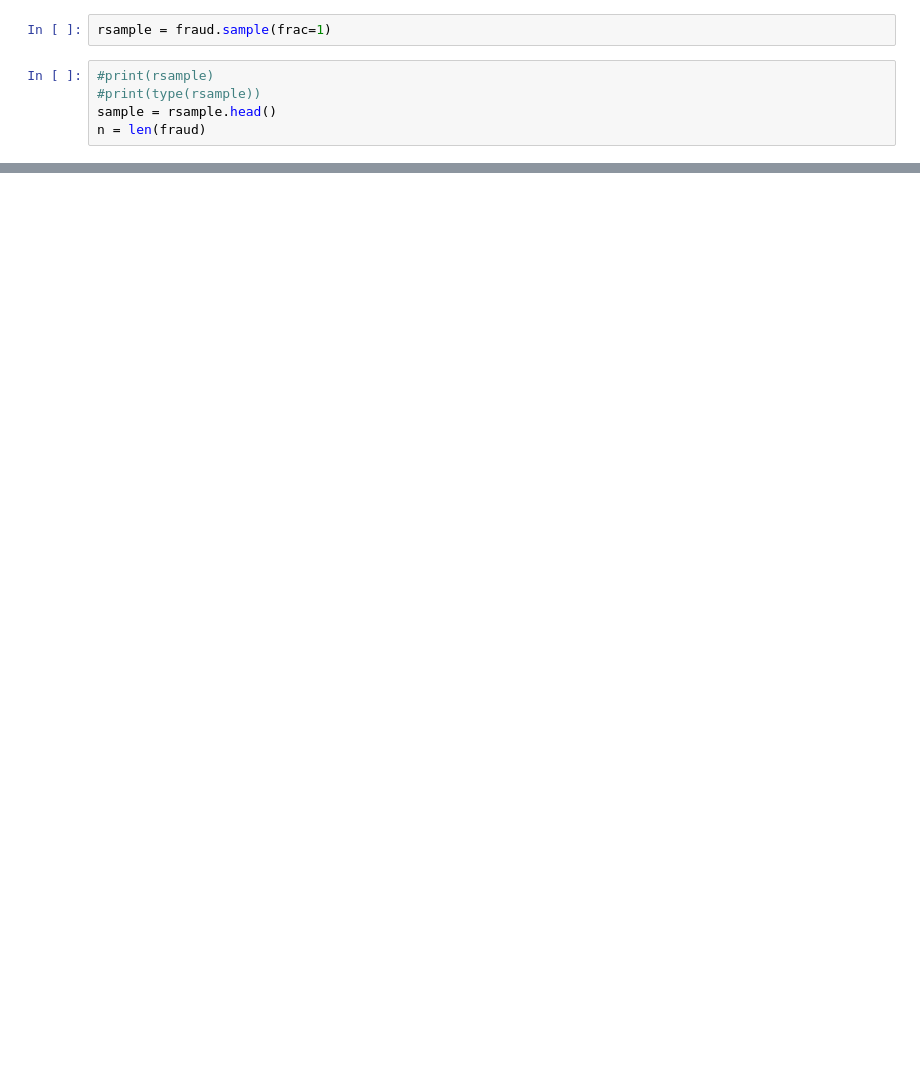
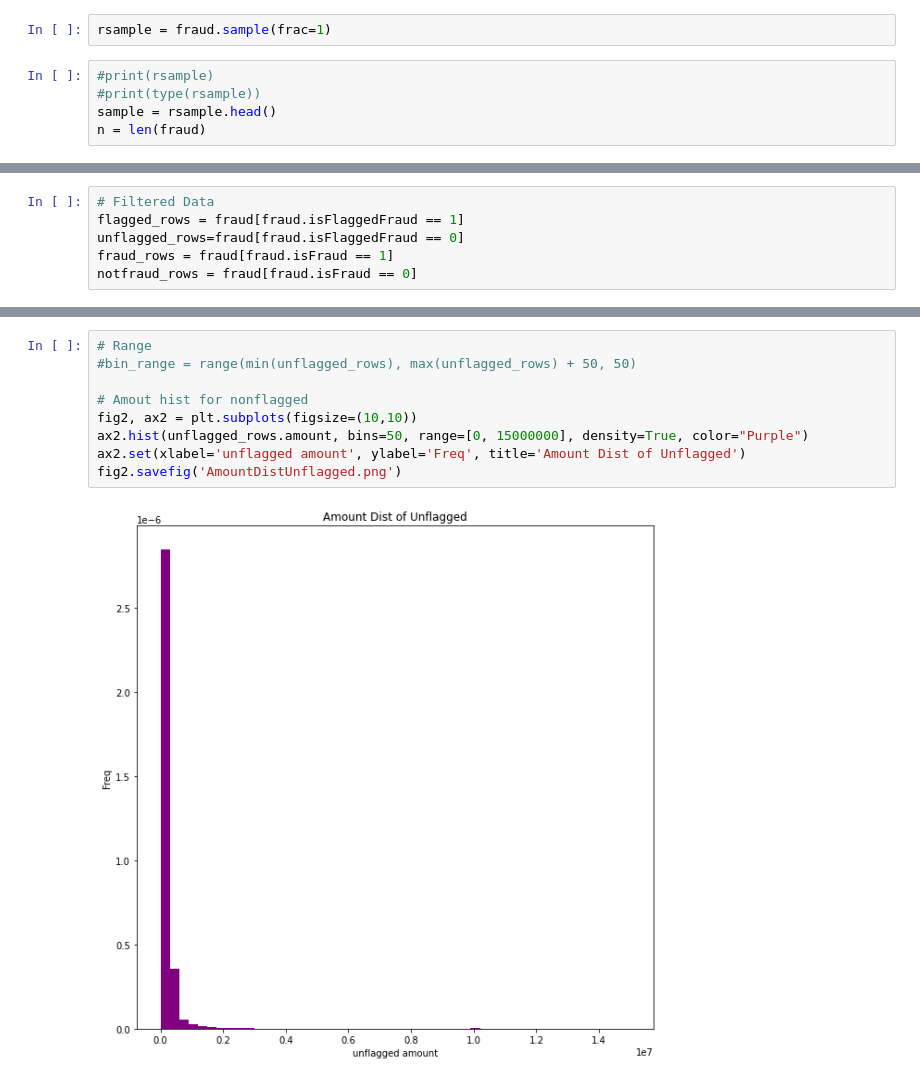
Before and after one commit to mrevanishere/fraud-analysis, a Jupyter notebook: py/analysis.ipynb, the cells around one changed output, grey strips where cells are left out. Drawn from its saved outputs; the diff is of its cells as text; blank space fills up the shorter version.

```diff
--- a/py/analysis.ipynb
+++ b/py/analysis.ipynb
@@ -56,0 +73,6 @@ Length:  6362620
+# %%
+# Filtered Data
+flagged_rows = fraud[fraud.isFlaggedFraud == 1]
+unflagged_rows=fraud[fraud.isFlaggedFraud == 0]
+fraud_rows = fraud[fraud.isFraud == 1]
+notfraud_rows = fraud[fraud.isFraud == 0]
@@ -56,0 +101,11 @@ Length:  6362620
+# %%
+# Range
+#bin_range = range(min(unflagged_rows), max(unflagged_rows) + 50, 50)
+
+# Amout hist for nonflagged
+fig2, ax2 = plt.subplots(figsize=(10,10))
+ax2.hist(unflagged_rows.amount, bins=50, range=[0, 15000000], density=True, color="Purple")
+ax2.set(xlabel='unflagged amount', ylabel='Freq', title='Amount Dist of Unflagged')
+fig2.savefig('AmountDistUnflagged.png')
+# %% [output]
+[figure, added]
```
Also changed, not shown: parts of 40 cells of this notebook, 10 other files.
